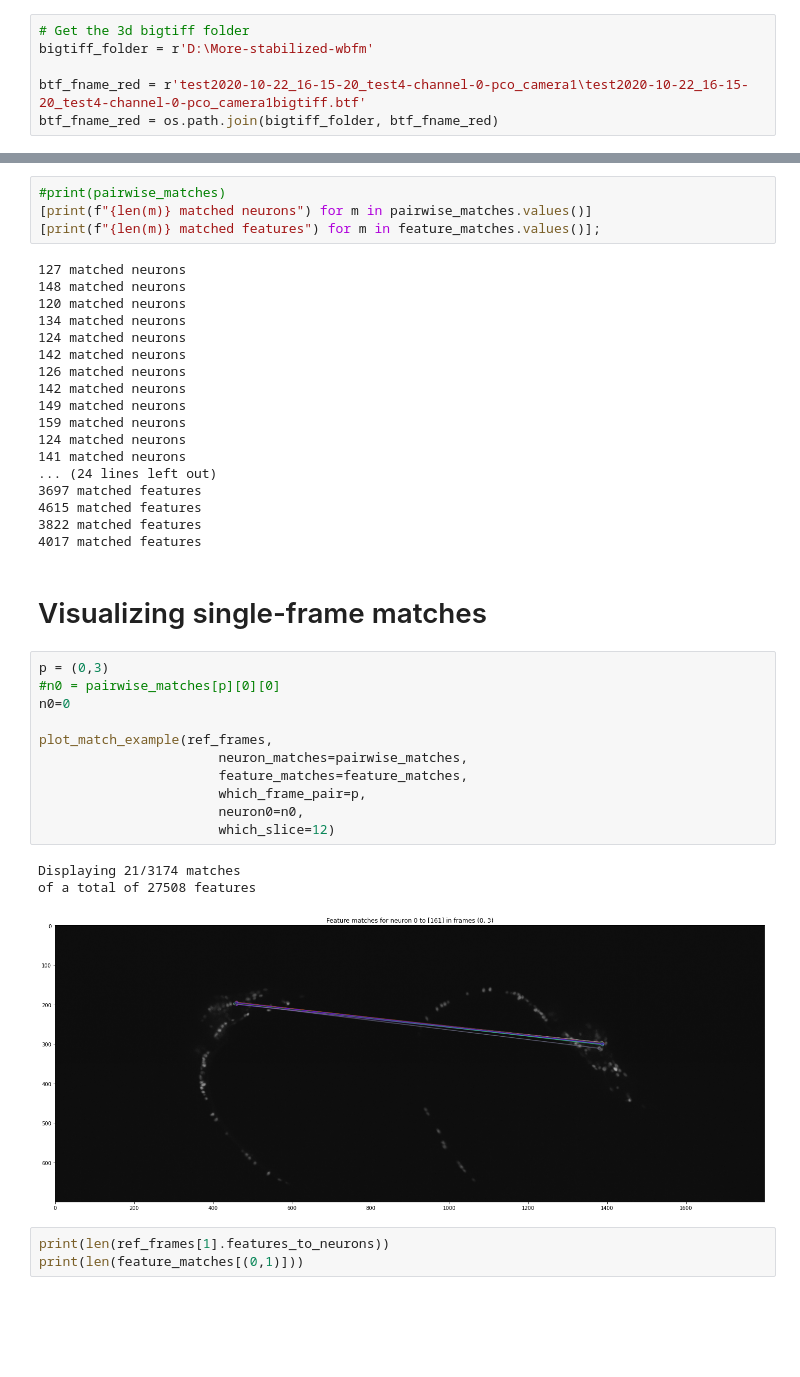
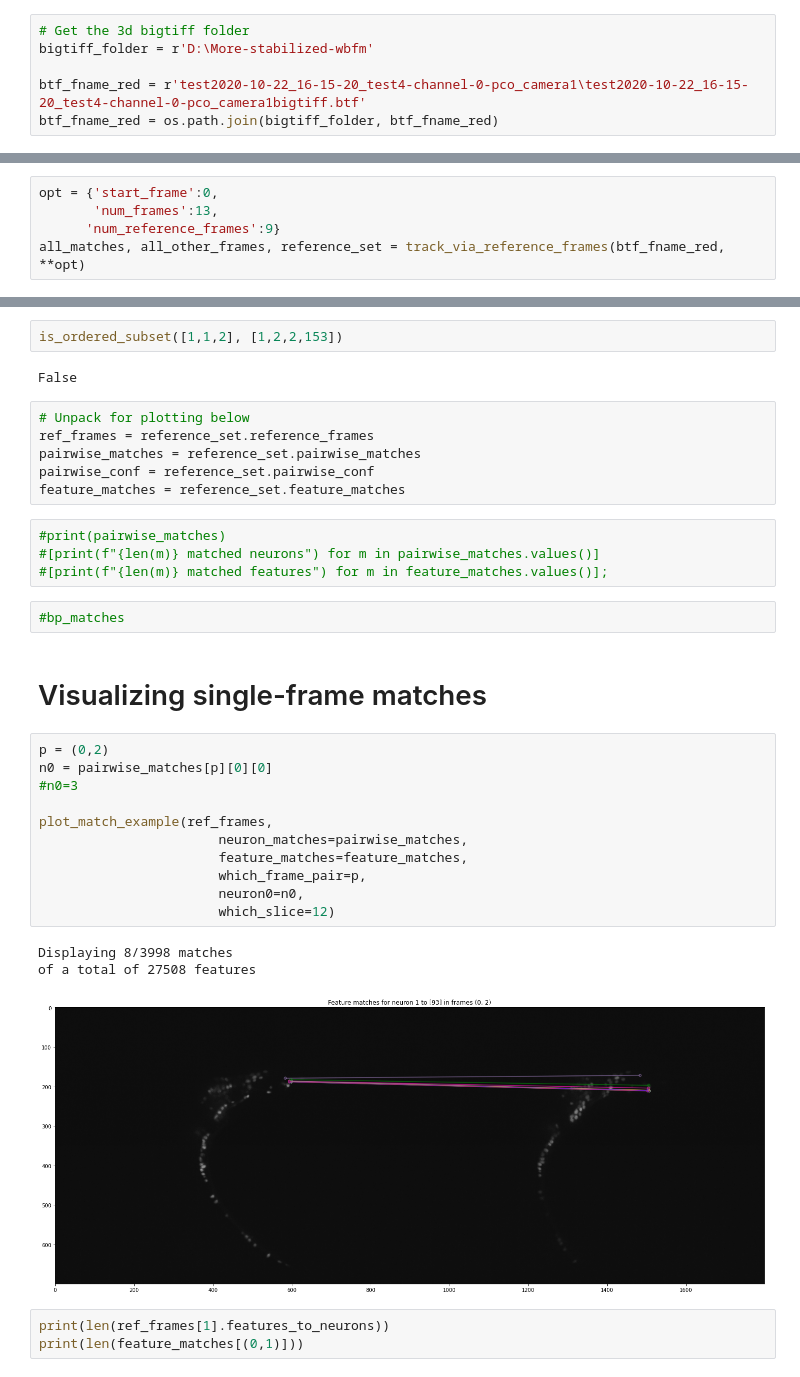
Before and after one commit to ch9nuk9/wbfm, a Jupyter notebook: example-feature-workflow/feature_alignment/Reference_pipeline_tests.ipynb, the cells around one changed output, grey strips where cells are left out. Saved outputs shown, nothing was run; the diff lists cells and outputs as text; blank space fills up the shorter version.

```diff
--- a/example-feature-workflow/feature_alignment/Reference_pipeline_tests.ipynb
+++ b/example-feature-workflow/feature_alignment/Reference_pipeline_tests.ipynb
@@ -27,0 +20,5 @@ WIP... aborting early
+# %%
+opt = {'start_frame':0,
+       'num_frames':13,
+      'num_reference_frames':9}
+all_matches, all_other_frames, reference_set = track_via_reference_frames(btf_fname_red, **opt)
@@ -28,42 +73,36 @@ WIP... aborting early
+# %%
+is_ordered_subset([1,1,2], [1,2,2,153])
+# %% [output]
+False
+# %%
+# Unpack for plotting below
+ref_frames = reference_set.reference_frames
+pairwise_matches = reference_set.pairwise_matches
+pairwise_conf = reference_set.pairwise_conf
+feature_matches = reference_set.feature_matches
 # %%
 #print(pairwise_matches)
-[print(f"{len(m)} matched neurons") for m in pairwise_matches.values()]
-[print(f"{len(m)} matched features") for m in feature_matches.values()];
+#[print(f"{len(m)} matched neurons") for m in pairwise_matches.values()]
+#[print(f"{len(m)} matched features") for m in feature_matches.values()];
-# %% [output]
-127 matched neurons
-148 matched neurons
-120 matched neurons
-134 matched neurons
-124 matched neurons
-142 matched neurons
-126 matched neurons
-142 matched neurons
-149 matched neurons
-159 matched neurons
-124 matched neurons
-141 matched neurons
-... (24 lines left out)
-3697 matched features
-4615 matched features
-3822 matched features
-4017 matched features
+# %%
+#bp_matches
 # %% [markdown]
 # Visualizing single-frame matches
 # %%
-p = (0,3)
-#n0 = pairwise_matches[p][0][0]
-n0=0
+p = (0,2)
+n0 = pairwise_matches[p][0][0]
+#n0=3
 
 plot_match_example(ref_frames,
                        neuron_matches=pairwise_matches,
                        feature_matches=feature_matches,
                        which_frame_pair=p,
                        neuron0=n0,
                        which_slice=12)
 # %% [output]
-Displaying 21/3174 matches
+Displaying 8/3998 matches
 of a total of 27508 features
-[figure, old version]
+[figure, new version]
 # %%
 print(len(ref_frames[1].features_to_neurons))
 print(len(feature_matches[(0,1)]))
```
Also changed, not shown: parts of 23 cells of this notebook, 2 other files.
